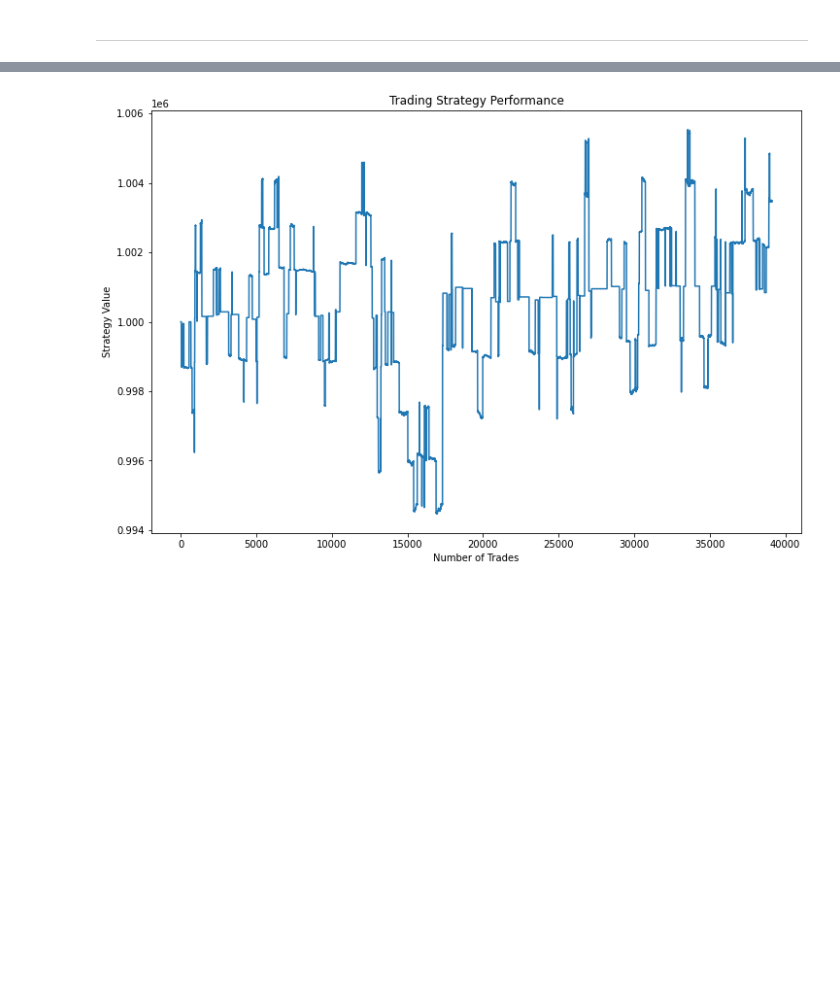
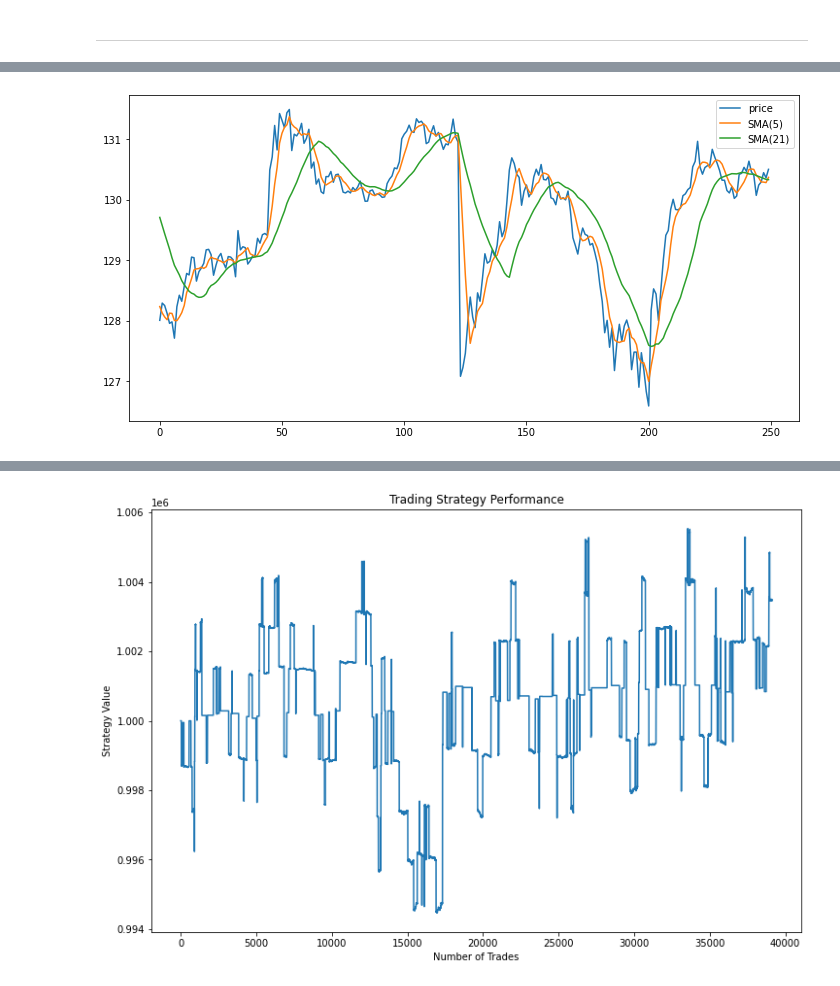
Before and after one commit to david09perez/Proyecto_Trading, a Jupyter notebook: report.ipynb, the cells around one changed output, grey strips where cells are left out. Saved outputs shown, nothing was run; the diff lists cells and outputs as text; code cells hidden in the pictures; blank space fills up the shorter version.

```diff
--- a/report.ipynb
+++ b/report.ipynb
@@ -507,0 +492,4 @@ show best model backtesting
+# %%
+strategy.show_SMAs()
+# %% [output]
+[figure, added]
```
Also changed, not shown: parts of 27 cells of this notebook.
